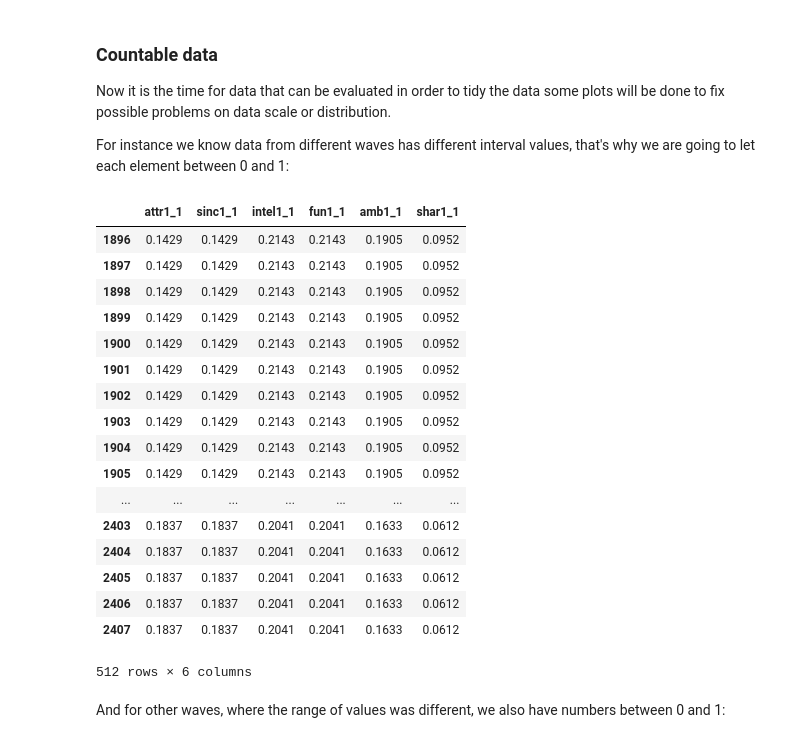
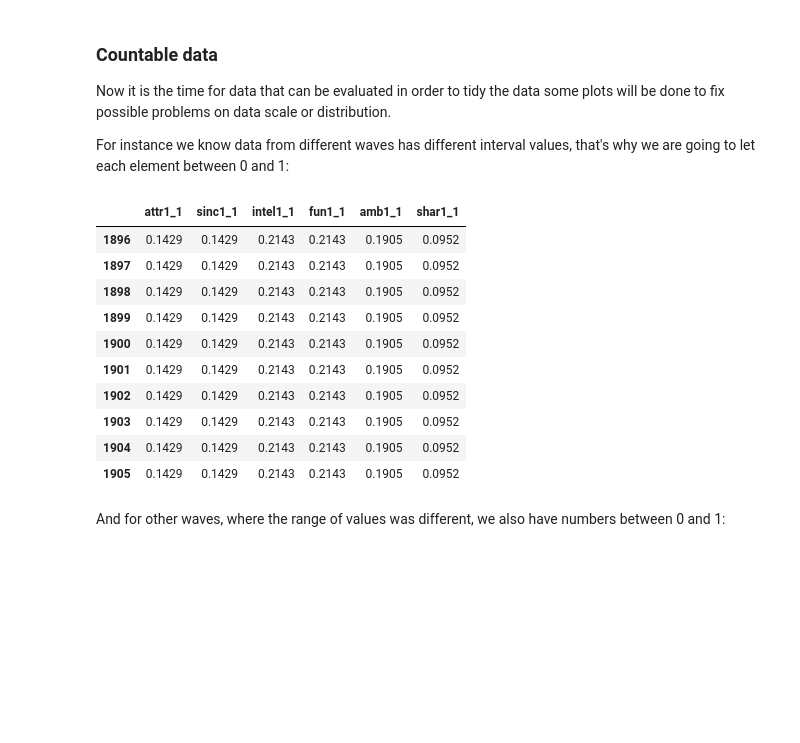
Before and after one commit to DiegoAsterio/speedy-Gonzales, a Jupyter notebook: Speed Dating - "Are these two people gonna match?".ipynb, the cells around one changed output. Cells and saved outputs as stored; diff of their text form; code cells hidden in the pictures; blank space fills up the shorter version.

```diff
--- a/Speed Dating - "Are these two people gonna match?".ipynb
+++ b/Speed Dating - "Are these two people gonna match?".ipynb
@@ -95,26 +100,19 @@ pretty_notebook.normalize_data(speedDatingDF)
 # %%
 eachWave = speedDatingDF.groupby('wave')
 
-eachWave.get_group(7).iloc[0:,69:75]
+eachWave.get_group(7).iloc[0:10,69:75]
 # %% [output]
 |  | attr1_1 | sinc1_1 | intel1_1 | fun1_1 | amb1_1 | shar1_1 |
 | 1896 | 0.1429 | 0.1429 | 0.2143 | 0.2143 | 0.1905 | 0.0952 |
 | 1897 | 0.1429 | 0.1429 | 0.2143 | 0.2143 | 0.1905 | 0.0952 |
 | 1898 | 0.1429 | 0.1429 | 0.2143 | 0.2143 | 0.1905 | 0.0952 |
 | 1899 | 0.1429 | 0.1429 | 0.2143 | 0.2143 | 0.1905 | 0.0952 |
 | 1900 | 0.1429 | 0.1429 | 0.2143 | 0.2143 | 0.1905 | 0.0952 |
 | 1901 | 0.1429 | 0.1429 | 0.2143 | 0.2143 | 0.1905 | 0.0952 |
 | 1902 | 0.1429 | 0.1429 | 0.2143 | 0.2143 | 0.1905 | 0.0952 |
 | 1903 | 0.1429 | 0.1429 | 0.2143 | 0.2143 | 0.1905 | 0.0952 |
 | 1904 | 0.1429 | 0.1429 | 0.2143 | 0.2143 | 0.1905 | 0.0952 |
 | 1905 | 0.1429 | 0.1429 | 0.2143 | 0.2143 | 0.1905 | 0.0952 |
-| ... | ... | ... | ... | ... | ... | ... |
-| 2403 | 0.1837 | 0.1837 | 0.2041 | 0.2041 | 0.1633 | 0.0612 |
-| 2404 | 0.1837 | 0.1837 | 0.2041 | 0.2041 | 0.1633 | 0.0612 |
-| 2405 | 0.1837 | 0.1837 | 0.2041 | 0.2041 | 0.1633 | 0.0612 |
-| 2406 | 0.1837 | 0.1837 | 0.2041 | 0.2041 | 0.1633 | 0.0612 |
-| 2407 | 0.1837 | 0.1837 | 0.2041 | 0.2041 | 0.1633 | 0.0612 |
-512 rows × 6 columns
 # %% [markdown]
 And for other waves, where the range of values was different, we also have numbers between 0 and 1:
 # %%
```
Also changed, not shown: parts of 18 cells of this notebook, 4 other files.
